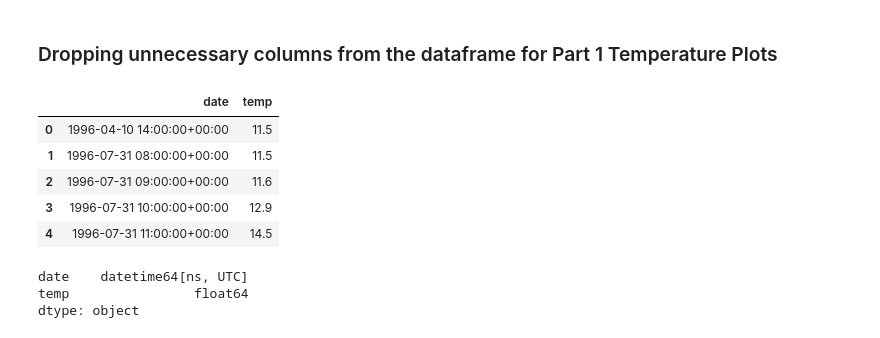
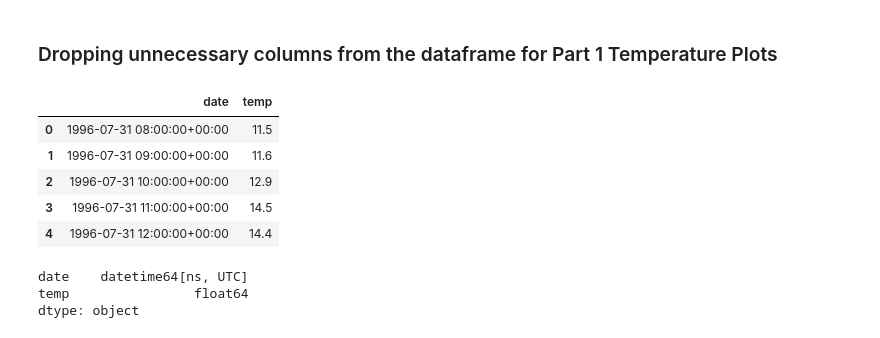
Before and after one commit to skerr17/programming-for-data-analytics, a Jupyter notebook: assignments/assignment06-weather.ipynb, the cells around one changed output. Saved outputs shown, nothing was run; the diff lists cells and outputs as text; code cells hidden in the pictures.

Commit message:
added code to check for missing dates and removed the first row as it is the only date with a gap saved it to a csv file

```diff
--- a/assignments/assignment06-weather.ipynb
+++ b/assignments/assignment06-weather.ipynb
@@ -108,0 +168,6 @@ raw_weather_data['date'] = pd.to_datetime(
+# %%
+# sort the data frame by date
+raw_weather_data_sorted = raw_weather_data.sort_values(by=raw_weather_data.columns[0])
+
+# note the data is in the correct order already but this is just to be sure
+# raw_weather_data_sorted.head()
@@ -108,0 +207,7 @@ raw_weather_data['date'] = pd.to_datetime(
+# %%
+# Droping the first recording due to missing dates in April to July 1996
+cleaned_weather_data = raw_weather_data_sorted.drop(index=0)
+cleaned_weather_data.reset_index(drop=True, inplace=True)
+cleaned_weather_data.to_csv(output_data_dir+"cleaned-weather-data.csv", index=False)
+
+cleaned_weather_data.head()
@@ -117,37 +230,37 @@ raw_weather_data['date'] = pd.to_datetime(
 # %%
 # Dropping unnecessary columns from the dataframe
 
 drop_headers_list_temp = [
  'ind',
  'rain',
  'ind.1',
  'ind.2',
  'wetb',
  'dewpt',
  'vappr',
  'rhum',
  'msl',
  'ind.3',
  'wdsp',
  'ind.4',
  'wddir',
  'ww',
  'w',
  'sun',
  'vis',
  'clht',
  'clamt']
 
 # dropping the columns
-temp_weather_data = raw_weather_data.drop(columns=drop_headers_list_temp)
+temp_weather_data = cleaned_weather_data.drop(columns=drop_headers_list_temp)
 temp_weather_data.head()
 # %% [output]
 |  | date | temp |
-| 0 | 1996-04-10 14:00:00+00:00 | 11.5 |
-| 1 | 1996-07-31 08:00:00+00:00 | 11.5 |
-| 2 | 1996-07-31 09:00:00+00:00 | 11.6 |
-| 3 | 1996-07-31 10:00:00+00:00 | 12.9 |
-| 4 | 1996-07-31 11:00:00+00:00 | 14.5 |
+| 0 | 1996-07-31 08:00:00+00:00 | 11.5 |
+| 1 | 1996-07-31 09:00:00+00:00 | 11.6 |
+| 2 | 1996-07-31 10:00:00+00:00 | 12.9 |
+| 3 | 1996-07-31 11:00:00+00:00 | 14.5 |
+| 4 | 1996-07-31 12:00:00+00:00 | 14.4 |
 # %%
 # checking data types
 temp_weather_data.dtypes
```
Also changed, not shown: parts of 9 cells of this notebook, 2 other files.
